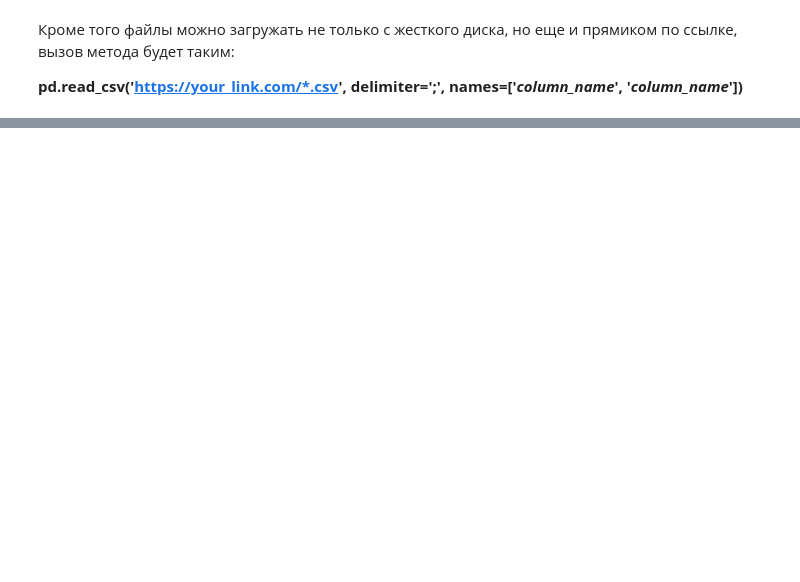
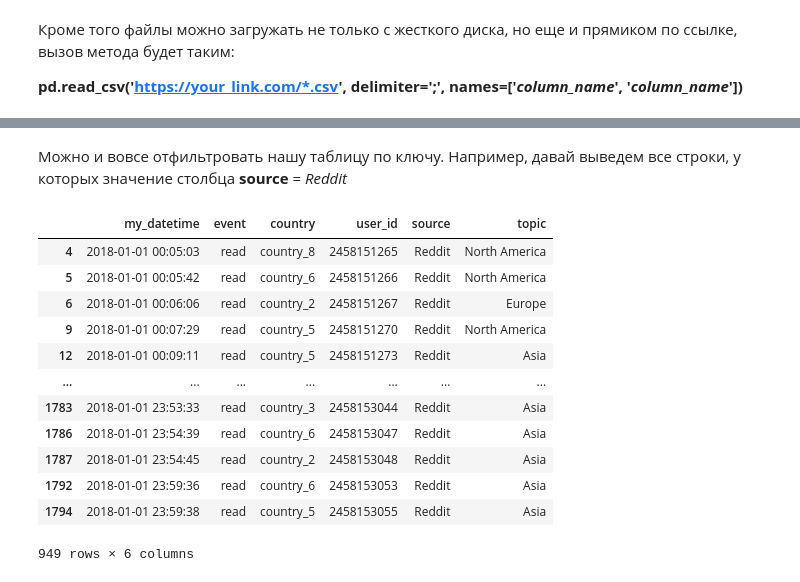
Before and after one commit to mr-luntik/python-base-syntax, a Jupyter notebook: Python-pandas-numpy.ipynb, the cells around one changed output, grey strips where cells are left out. Drawn from its saved outputs; the diff is of its cells as text; code cells hidden in the pictures; blank space fills up the shorter version.

```diff
--- a/Python-pandas-numpy.ipynb
+++ b/Python-pandas-numpy.ipynb
@@ -117,0 +144,19 @@ data_frame
+# %% [markdown]
+Можно и вовсе отфильтровать нашу таблицу по ключу. Например, давай выведем все строки, у которых значение столбца **source** = *Reddit*
+# %%
+filter_reddit = data_frame[data_frame.source == 'Reddit']
+filter_reddit
+# %% [output]
+|  | my_datetime | event | country | user_id | source | topic |
+| 4 | 2018-01-01 00:05:03 | read | country_8 | 2458151265 | Reddit | North America |
+| 5 | 2018-01-01 00:05:42 | read | country_6 | 2458151266 | Reddit | North America |
+| 6 | 2018-01-01 00:06:06 | read | country_2 | 2458151267 | Reddit | Europe |
+| 9 | 2018-01-01 00:07:29 | read | country_5 | 2458151270 | Reddit | North America |
+| 12 | 2018-01-01 00:09:11 | read | country_5 | 2458151273 | Reddit | Asia |
+| ... | ... | ... | ... | ... | ... | ... |
+| 1783 | 2018-01-01 23:53:33 | read | country_3 | 2458153044 | Reddit | Asia |
+| 1786 | 2018-01-01 23:54:39 | read | country_6 | 2458153047 | Reddit | Asia |
+| 1787 | 2018-01-01 23:54:45 | read | country_2 | 2458153048 | Reddit | Asia |
+| 1792 | 2018-01-01 23:59:36 | read | country_6 | 2458153053 | Reddit | Asia |
+| 1794 | 2018-01-01 23:59:38 | read | country_5 | 2458153055 | Reddit | Asia |
+949 rows × 6 columns
```
Also changed, not shown: parts of 7 cells of this notebook.
